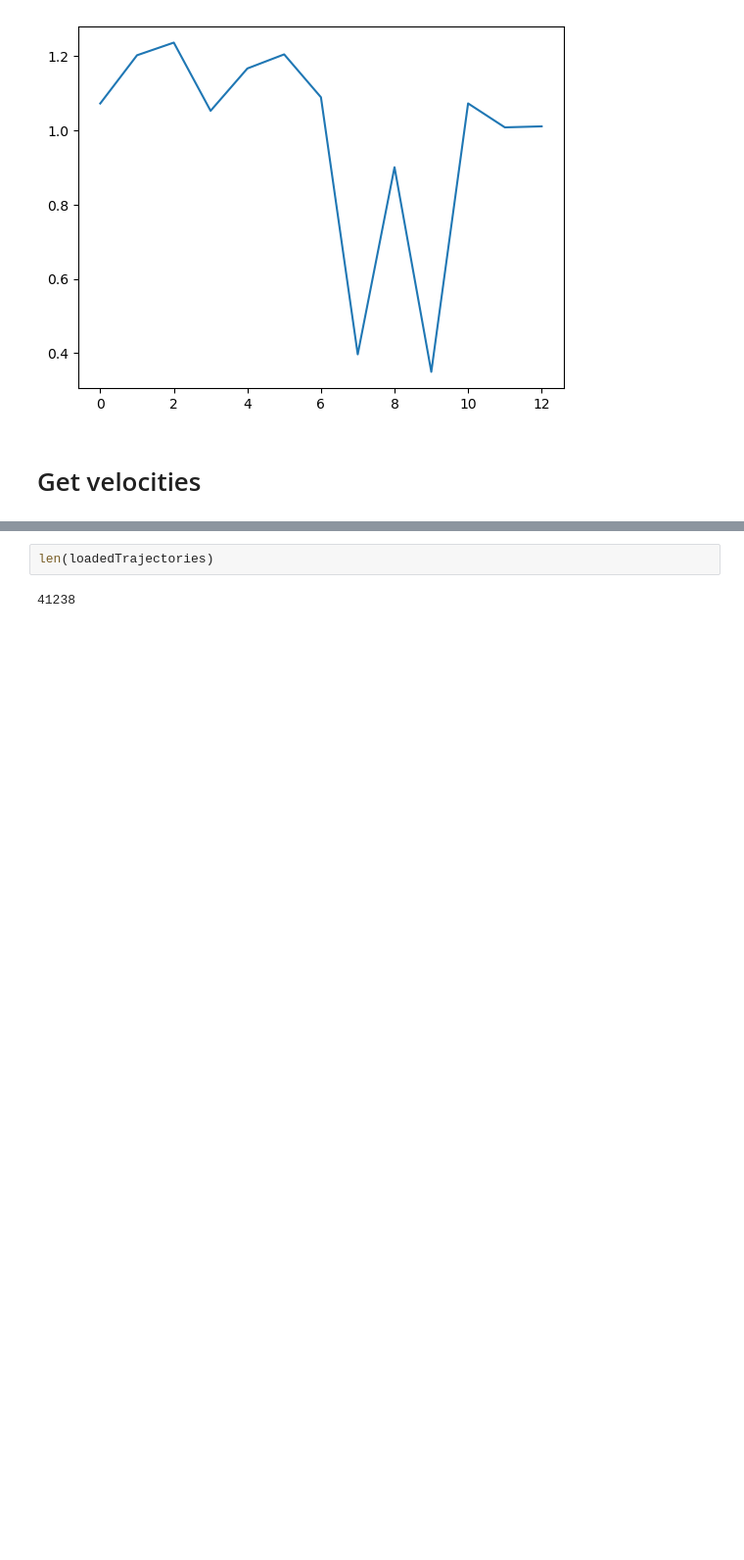
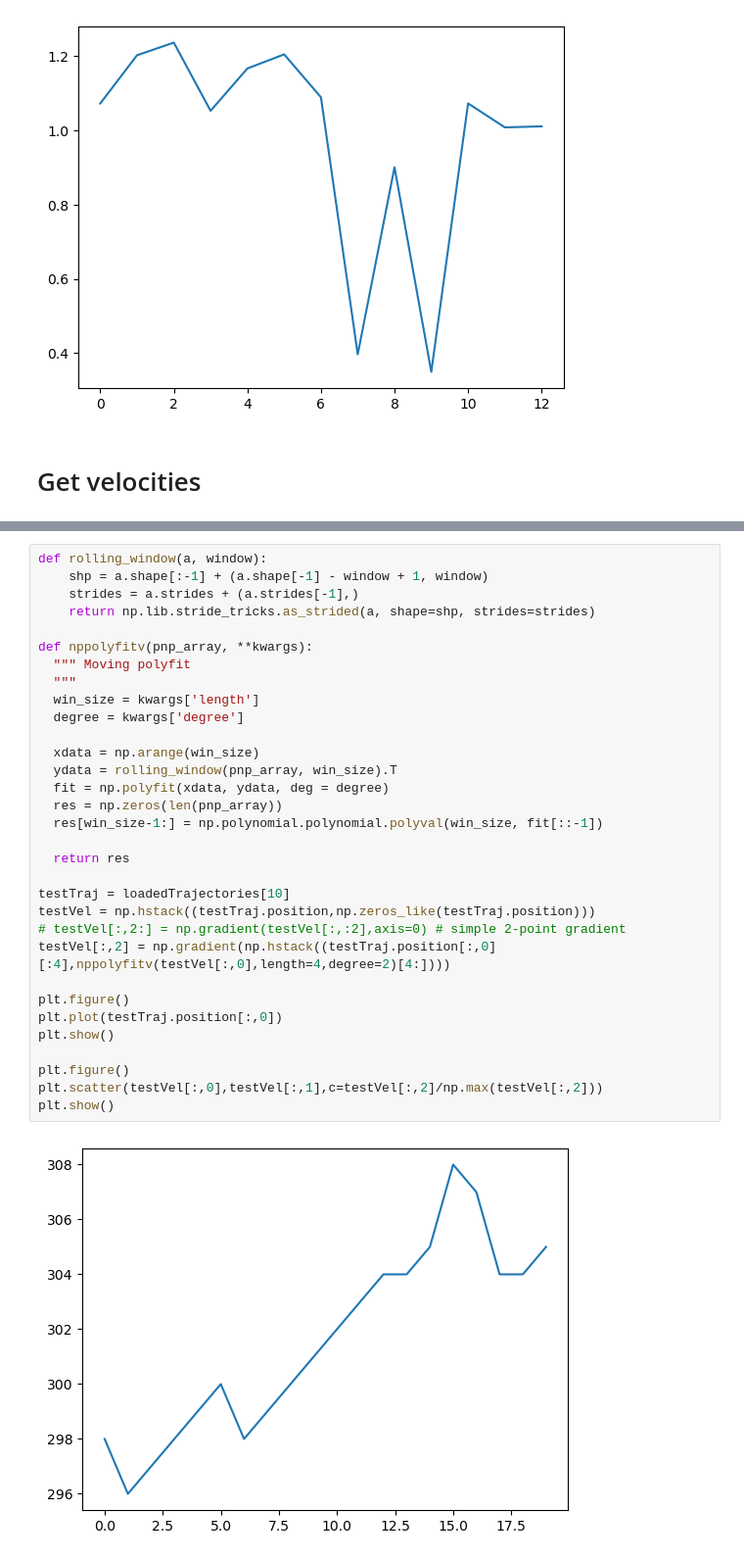
Before and after one commit to ebellincioni/floatingIce, a Jupyter notebook: 24-02-08_PTV_thickSheet.ipynb, the cells around one changed output, grey strips where cells are left out. Shown at 98% size. Saved outputs shown, nothing was run; the diff lists cells and outputs as text; blank space fills up the shorter version.

```diff
--- a/24-02-08_PTV_thickSheet.ipynb
+++ b/24-02-08_PTV_thickSheet.ipynb
@@ -376,4 +368,34 @@ plt.show()
-# %%
-len(loadedTrajectories)
-# %% [output]
-41238
+# %%
+def rolling_window(a, window):
+    shp = a.shape[:-1] + (a.shape[-1] - window + 1, window)
+    strides = a.strides + (a.strides[-1],)
+    return np.lib.stride_tricks.as_strided(a, shape=shp, strides=strides)
+
+def nppolyfitv(pnp_array, **kwargs):
+  """ Moving polyfit
+  """
+  win_size = kwargs['length']
+  degree = kwargs['degree']
+
+  xdata = np.arange(win_size)
+  ydata = rolling_window(pnp_array, win_size).T
+  fit = np.polyfit(xdata, ydata, deg = degree)
+  res = np.zeros(len(pnp_array))
+  res[win_size-1:] = np.polynomial.polynomial.polyval(win_size, fit[::-1])
+
+  return res
+
+testTraj = loadedTrajectories[10]
+testVel = np.hstack((testTraj.position,np.zeros_like(testTraj.position)))
+# testVel[:,2:] = np.gradient(testVel[:,:2],axis=0) # simple 2-point gradient
+testVel[:,2] = np.gradient(np.hstack((testTraj.position[:,0][:4],nppolyfitv(testVel[:,0],length=4,degree=2)[4:])))
+
+plt.figure()
+plt.plot(testTraj.position[:,0])
+plt.show()
+
+plt.figure()
+plt.scatter(testVel[:,0],testVel[:,1],c=testVel[:,2]/np.max(testVel[:,2]))
+plt.show()
+# %% [output]
+[figure, added]
```
Also changed, not shown: parts of 10 cells of this notebook, 3 other files.
